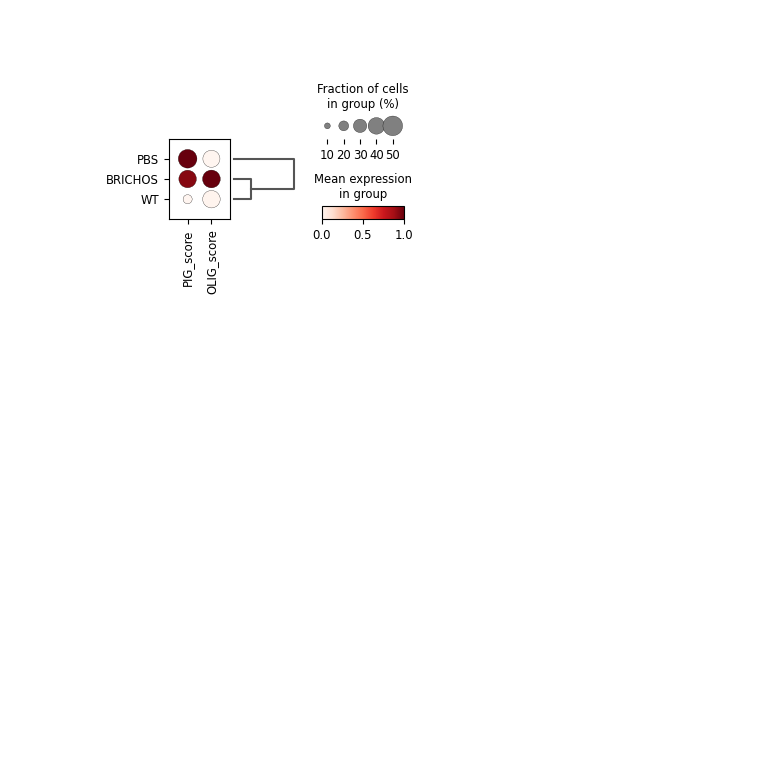
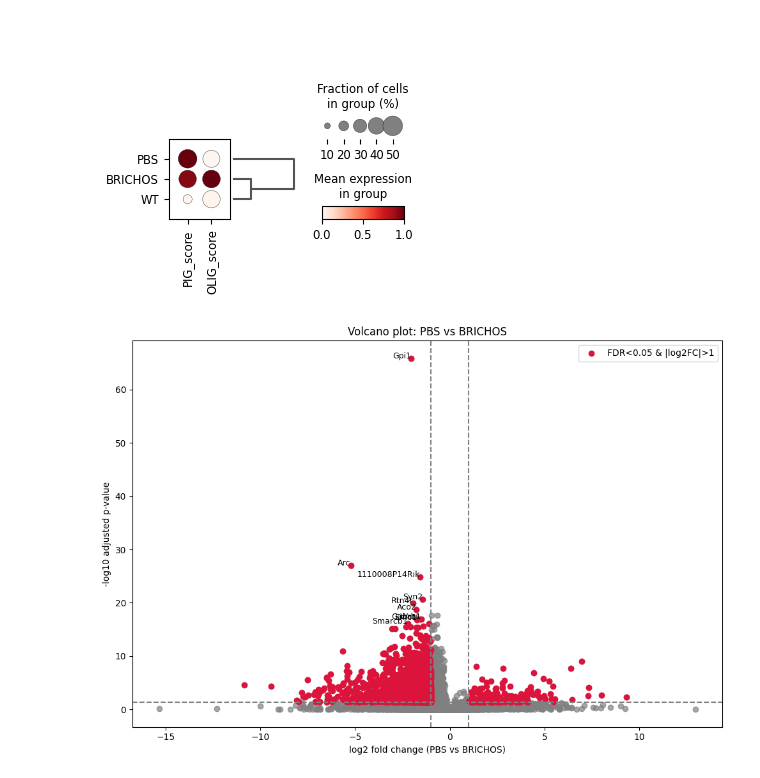
Before and after one commit to christoffermattssonlangseth/ST-BRICHOS, a Jupyter notebook: notebooks/comparing_regions.ipynb, the cells around one changed output. Saved outputs shown, nothing was run; the diff lists cells and outputs as text; code cells hidden in the pictures; blank space fills up the shorter version.

Commit message:
adding notebooks for region annotations

```diff
--- a/notebooks/comparing_regions.ipynb
+++ b/notebooks/comparing_regions.ipynb
@@ -156,3 +160,10 @@ score_and_plot_modules(ad, modules, groupby="treatment")
 ✅ Scored OLIG module with 14 genes
 WARNING: dendrogram data not found (using key=dendrogram_treatment). Running `sc.tl.dendrogram` with default parameters. For fine tuning it is recommended to run `sc.tl.dendrogram` independently.
 [figure]
+# %%
+ad_sub = ad[ad.obs.region_annotation == 'Cortex L1']
+volcano_plot_br(ad_sub, groupby='treatment',
+    group1='PBS',
+    group2='BRICHOS')
+# %% [output]
+[figure, added]
```
Also changed, not shown: parts of 6 cells of this notebook.
